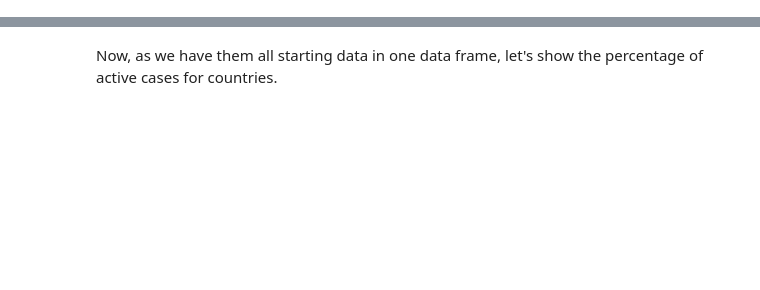
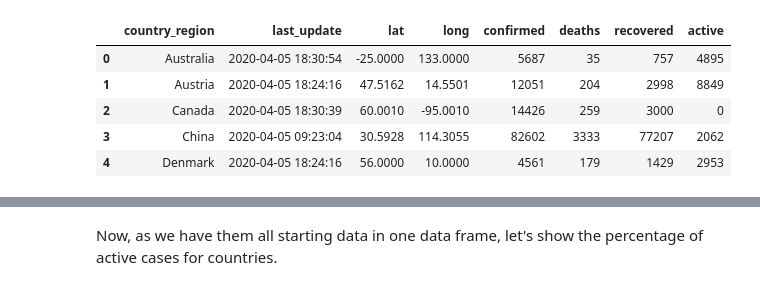
Before and after one commit to WernherVonData/Covid-19-Uncover-Challange, a Jupyter notebook: Be safe - who is in the biggest need of PPE.ipynb, the cells around one changed output, grey strips where cells are left out. Cells and saved outputs as stored; diff of their text form; code cells hidden in the pictures; blank space fills up the shorter version.

```diff
--- a/Be safe - who is in the biggest need of PPE.ipynb
+++ b/Be safe - who is in the biggest need of PPE.ipynb
@@ -15,3 +45,10 @@ FileNotFoundError: [Errno 2] File /kaggle/input/uncover/UNCOVER/ECDC/current-dat
 # %%
-ecdc_infections = pd.read_csv('/kaggle/input/uncover/UNCOVER/ECDC/current-data-on-the-geographic-distribution-of-covid-19-cases-worldwide.csv')
-ecdc_infections.head()
+infections = pd.read_csv('kaggle/input/uncover/UNCOVER/johns_hopkins_csse/johns-hopkins-covid-19-daily-dashboard-cases-by-country.csv')
+infections.head()
+# %% [output]
+|  | country_region | last_update | lat | long | confirmed | deaths | recovered | active |
+| 0 | Australia | 2020-04-05 18:30:54 | -25.0000 | 133.0000 | 5687 | 35 | 757 | 4895 |
+| 1 | Austria | 2020-04-05 18:24:16 | 47.5162 | 14.5501 | 12051 | 204 | 2998 | 8849 |
+| 2 | Canada | 2020-04-05 18:30:39 | 60.0010 | -95.0010 | 14426 | 259 | 3000 | 0 |
+| 3 | China | 2020-04-05 09:23:04 | 30.5928 | 114.3055 | 82602 | 3333 | 77207 | 2062 |
+| 4 | Denmark | 2020-04-05 18:24:16 | 56.0000 | 10.0000 | 4561 | 179 | 1429 | 2953 |
```
Also changed, not shown: parts of 19 cells of this notebook.
